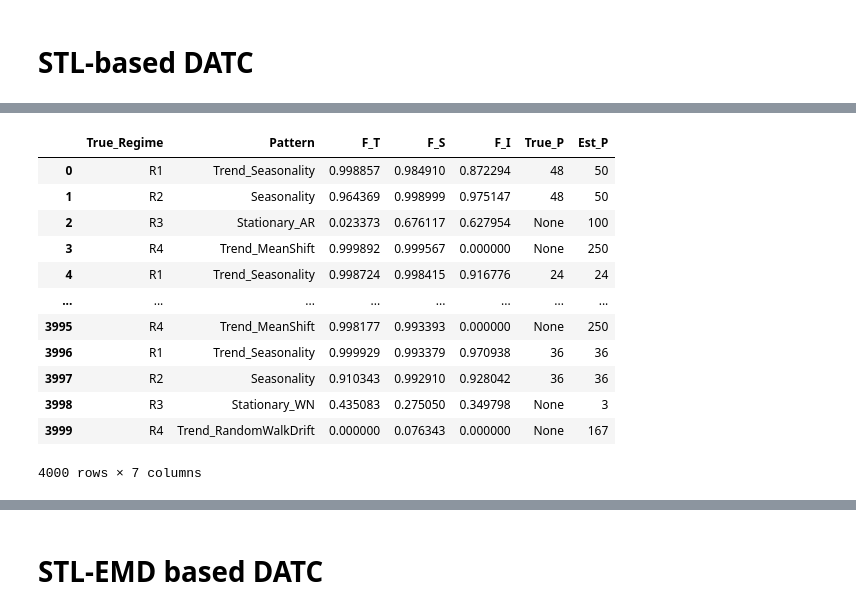
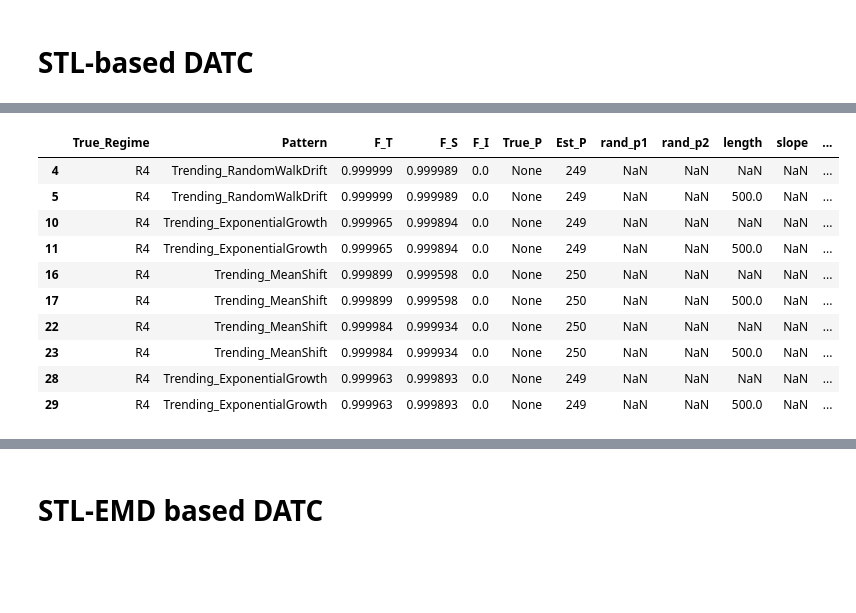
Before and after one commit to wayne0831/TSFM_Ops, a Jupyter notebook: src/temp/DATC_STL_EMD.ipynb, the cells around one changed output, grey strips where cells are left out. Drawn from its saved outputs; the diff is of its cells as text; code cells hidden in the pictures; blank space fills up the shorter version.

```diff
--- a/src/temp/DATC_STL_EMD.ipynb
+++ b/src/temp/DATC_STL_EMD.ipynb
@@ -175,6 +213,6 @@ def generate_synthetic_dataset(num_samples_per_regime=50, len_series=500, dec_me
 
     return pd.DataFrame(data_records)
 # %%
-df_exp_results = generate_synthetic_dataset(num_samples_per_regime=1000, len_series=500, dec_method='stl')
-df_exp_results.to_csv('../../results/temp/0706_Per1000_Len500_Stl_synthetic_dataset.csv', index=False)
+df_exp_results = generate_synthetic_dataset(num_samples_per_regime=50, len_series=500, dec_method='stl')
+#df_exp_results.to_csv('../../results/temp/0706_Per1000_Len500_Stl_synthetic_dataset.csv', index=False)
 # %% [output]
@@ -198,20 +228,18 @@ df_exp_results.to_csv('../../results/temp/0706_Per1000_Len500_Stl_synthetic_data
 KeyboardInterrupt:
 # %%
-df_exp_results
+df_exp_results[df_exp_results['Pattern'].str.contains('Trending')].head(10)
 # %% [output]
-|  | True_Regime | Pattern | F_T | F_S | F_I | True_P | Est_P |
-| 0 | R1 | Trend_Seasonality | 0.998857 | 0.984910 | 0.872294 | 48 | 50 |
-| 1 | R2 | Seasonality | 0.964369 | 0.998999 | 0.975147 | 48 | 50 |
-| 2 | R3 | Stationary_AR | 0.023373 | 0.676117 | 0.627954 | None | 100 |
-| 3 | R4 | Trend_MeanShift | 0.999892 | 0.999567 | 0.000000 | None | 250 |
-| 4 | R1 | Trend_Seasonality | 0.998724 | 0.998415 | 0.916776 | 24 | 24 |
-| ... | ... | ... | ... | ... | ... | ... | ... |
-| 3995 | R4 | Trend_MeanShift | 0.998177 | 0.993393 | 0.000000 | None | 250 |
-| 3996 | R1 | Trend_Seasonality | 0.999929 | 0.993379 | 0.970938 | 36 | 36 |
-| 3997 | R2 | Seasonality | 0.910343 | 0.992910 | 0.928042 | 36 | 36 |
-| 3998 | R3 | Stationary_WN | 0.435083 | 0.275050 | 0.349798 | None | 3 |
-| 3999 | R4 | Trend_RandomWalkDrift | 0.000000 | 0.076343 | 0.000000 | None | 167 |
+|  | True_Regime | Pattern | F_T | F_S | F_I | True_P | Est_P | rand_p1 | rand_p2 | length | slope | ... |
+| 4 | R4 | Trending_RandomWalkDrift | 0.999999 | 0.999989 | 0.0 | None | 249 | NaN | NaN | NaN | NaN | ... |
+| 5 | R4 | Trending_RandomWalkDrift | 0.999999 | 0.999989 | 0.0 | None | 249 | NaN | NaN | 500.0 | NaN | ... |
+| 10 | R4 | Trending_ExponentialGrowth | 0.999965 | 0.999894 | 0.0 | None | 249 | NaN | NaN | NaN | NaN | ... |
+| 11 | R4 | Trending_ExponentialGrowth | 0.999965 | 0.999894 | 0.0 | None | 249 | NaN | NaN | 500.0 | NaN | ... |
+| 16 | R4 | Trending_MeanShift | 0.999899 | 0.999598 | 0.0 | None | 250 | NaN | NaN | NaN | NaN | ... |
+| 17 | R4 | Trending_MeanShift | 0.999899 | 0.999598 | 0.0 | None | 250 | NaN | NaN | 500.0 | NaN | ... |
+| 22 | R4 | Trending_MeanShift | 0.999984 | 0.999934 | 0.0 | None | 250 | NaN | NaN | NaN | NaN | ... |
+| 23 | R4 | Trending_MeanShift | 0.999984 | 0.999934 | 0.0 | None | 250 | NaN | NaN | 500.0 | NaN | ... |
+| 28 | R4 | Trending_ExponentialGrowth | 0.999963 | 0.999893 | 0.0 | None | 249 | NaN | NaN | NaN | NaN | ... |
+| 29 | R4 | Trending_ExponentialGrowth | 0.999963 | 0.999893 | 0.0 | None | 249 | NaN | NaN | 500.0 | NaN | ... |
-4000 rows × 7 columns
 # %%
 # ==========================================
 # 2. 결과 시각화 (R1~R4 범례 순서 고정 및 세부 패턴 플롯팅)
```
Also changed, not shown: parts of 5 cells of this notebook, 2 other files.
